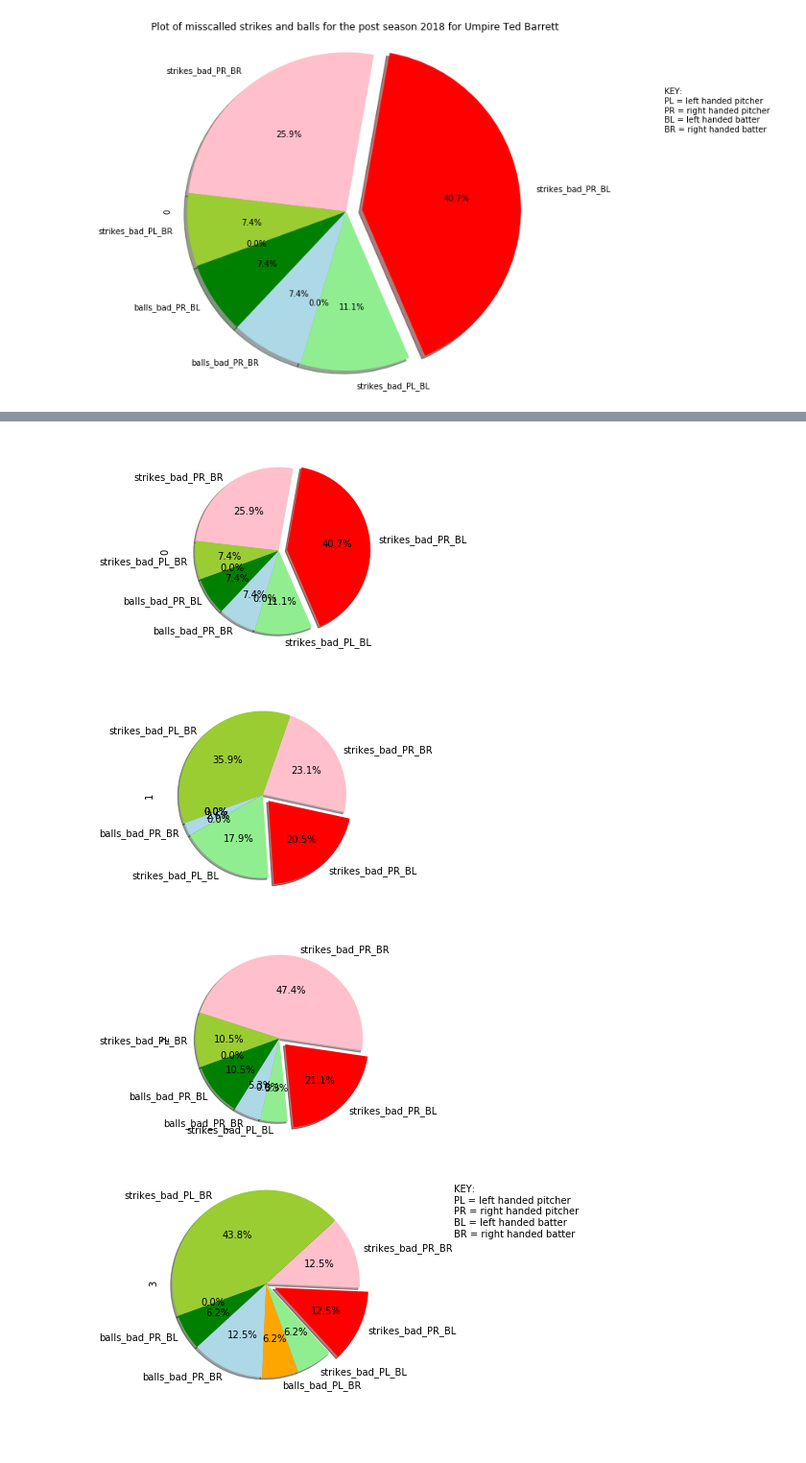
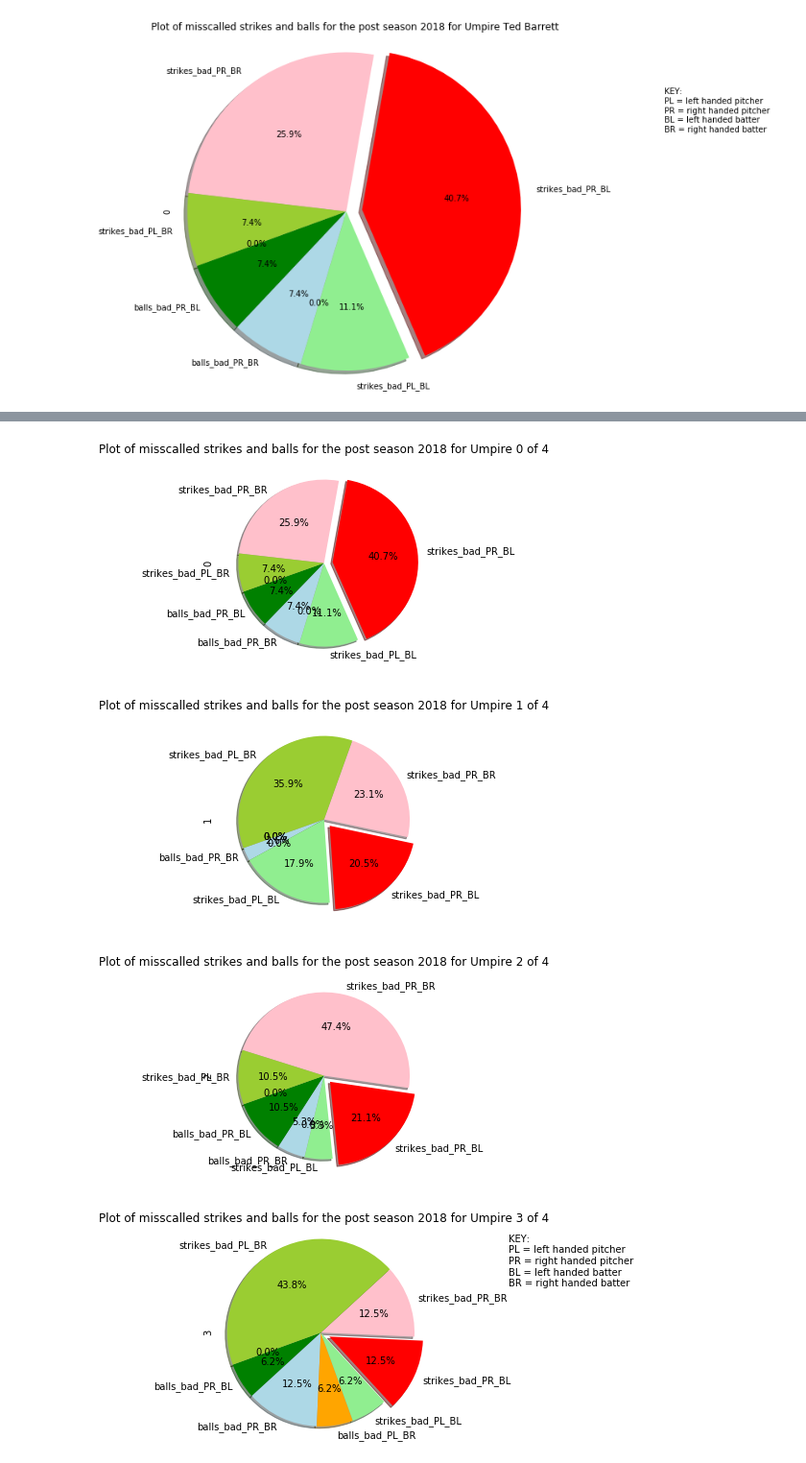
Before and after one commit to ForrestMcDougal/MLB-Postseason-Umpire-Analysis, a Jupyter notebook: Charts.ipynb, the cells around one changed output, grey strips where cells are left out. Shown at 96% size. Cells and saved outputs as stored; diff of their text form; code cells hidden in the pictures; blank space fills up the shorter version.

Commit message:
Add files via upload
All 4 pie charts independently generated

```diff
--- a/Charts.ipynb
+++ b/Charts.ipynb
@@ -878,14 +839,20 @@ bad_calls_only_TB_df = bad_calls_TB_df[["balls_bad_PL_BL", "balls_bad_PR_BL", "b
 bad_calls_CG_df = bad_calls_all_df.loc[bad_calls_all_df["Umpire"] == "Chris Guccione"]
 bad_calls_only_CG_df = bad_calls_CG_df[["balls_bad_PL_BL", "balls_bad_PR_BL", "balls_bad_PR_BR", "balls_bad_PL_BR",
                             "strikes_bad_PL_BL", "strikes_bad_PR_BL", "strikes_bad_PR_BR", "strikes_bad_PL_BR"]]
+bad_calls_only_CG_df = bad_calls_only_CG_df.reset_index(drop=True)
+
     # Jim Wolf
 bad_calls_JW_df = bad_calls_all_df.loc[bad_calls_all_df["Umpire"] == "Jim Wolf"]
 bad_calls_only_JW_df = bad_calls_JW_df[["balls_bad_PL_BL", "balls_bad_PR_BL", "balls_bad_PR_BR", "balls_bad_PL_BR",
                             "strikes_bad_PL_BL", "strikes_bad_PR_BL", "strikes_bad_PR_BR", "strikes_bad_PL_BR"]]
+bad_calls_only_JW_df = bad_calls_only_JW_df.reset_index(drop=True)
+
     # Chad Fairchild
 bad_calls_CF_df = bad_calls_all_df.loc[bad_calls_all_df["Umpire"] == "Chad Fairchild"]
 bad_calls_only_CF_df = bad_calls_CF_df[["balls_bad_PL_BL", "balls_bad_PR_BL", "balls_bad_PR_BR", "balls_bad_PL_BR",
                             "strikes_bad_PL_BL", "strikes_bad_PR_BL", "strikes_bad_PR_BR", "strikes_bad_PL_BR"]]
+bad_calls_only_CF_df = bad_calls_only_CF_df.reset_index(drop=True)
+
 
 # bad_calls_only_CG_df
 
@@ -971,0 +961,23 @@ plt.show()
+# %%
+# pie chart of Chad Fairchild's bad calls
+
+
+explode = (0, 0, 0, 0, 0, 0.1, 0, 0)
+colors = ["yellow","green","lightblue","orange","lightgreen","red","pink","yellowgreen"]
+
+
+for ind in bad_calls_only_CF_df.index:
+    fig, ax = plt.subplots(1,1)
+    fig.set_size_inches(8,8)
+    bad_calls_only_CF_df.iloc[ind].plot(kind='pie', ax=ax, explode=explode, autopct='%1.1f%%',
+                                        shadow=True, startangle=225, colors=colors)
+
+plt.text(2, 0.5, "KEY:\nPL = left handed pitcher\nPR = right handed pitcher\nBL = left handed batter\nBR = right handed batter")
+plt.title('Plot of misscalled strikes and balls for the post season 2018 for Umpire Chad Fairchild')
+
+# save the file
+plt.savefig("Images/Plot_misscalled_SB_post_season_2018_Umpire_Chad_Fairchild.png", bbox_inches="tight")
+
+
+plt.axis("equal")
+plt.show()
@@ -988,36 +1002,40 @@ plt.show()
 # -------------------------------------------------------------------------------------------------------------------------
 
 # pie charts of top 4
 # Ted Barrett
 # Chris Guccione
 # Jim Wolf
 # Chad Fairchild
 
 names_top_4 = "Ted Barrett", "Chris Guccione", "Jim Wolf", "Chad Fairchild"
 explode = (0, 0, 0, 0, 0, 0.1, 0, 0)
 colors = ["yellow","green","lightblue","orange","lightgreen","red","pink","yellowgreen"]
-
+i = 0
 
 for ind in bad_calls_only_top4_df.index:
     fig, ax = plt.subplots(1,1)
     fig.set_size_inches(4,4)
-#     plt.title(f"Plot of misscalled strikes and balls for the post season 2018 for Umpire " + names_top_4)
+    plt.title(f"Plot of misscalled strikes and balls for the post season 2018 for Umpire {i} of {len(names_top_4)}")
     bad_calls_only_top4_df.iloc[ind].plot(kind='pie', ax=ax, explode=explode, autopct='%1.1f%%',
                                         shadow=True, startangle=200, colors=colors)
+    i = i + 1
 
+
+
+#     print(f"Processing Record {i} of {len(cities_list)} | {city}")
 # plt.title("City Latitude vs. Max Temperature (" + pd.datetime.today().strftime("%m/%d/%Y") + ")")
 
 plt.text(2, 0.5, "KEY:\nPL = left handed pitcher\nPR = right handed pitcher\nBL = left handed batter\nBR = right handed batter")
 # plt.title('Plot of misscalled strikes and balls for the post season 2018 for Umpire Ted Barrett')
 
 # save the file
 plt.savefig("Images/Plot_misscalled_SB_post_season_2018_top_4_Umpires.png", bbox_inches="tight")
 
 
 plt.axis("equal")
 plt.show()
 # %% [output]
-[figure, old version]
+[figure, new version]
-[figure, old version]
+[figure, new version]
-[figure, old version]
+[figure, new version]
-[figure, old version]
+[figure, new version]
```
Also changed, not shown: parts of 12 cells of this notebook.
